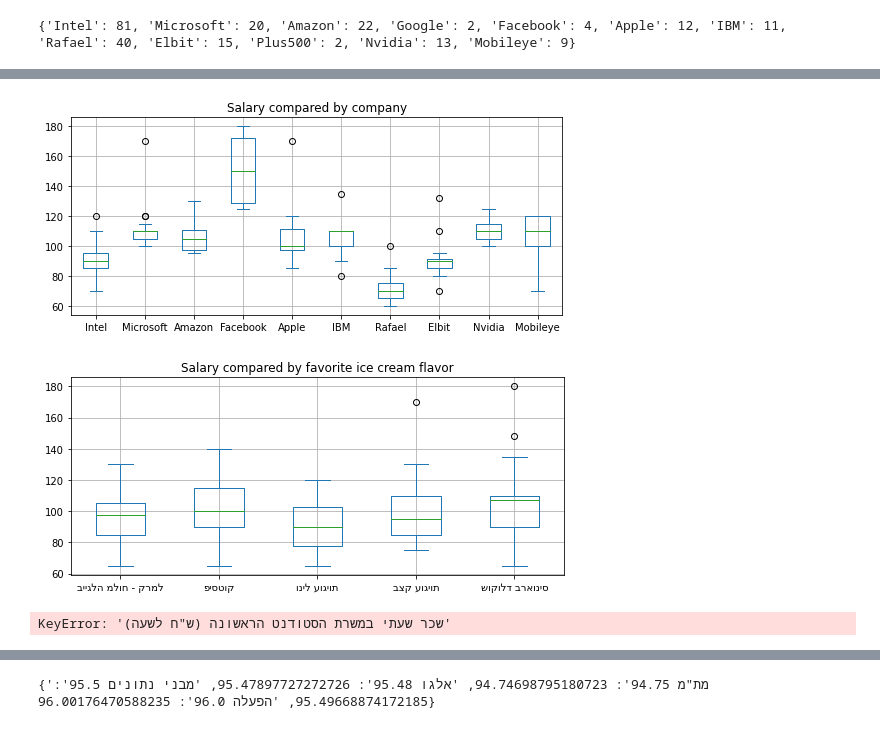
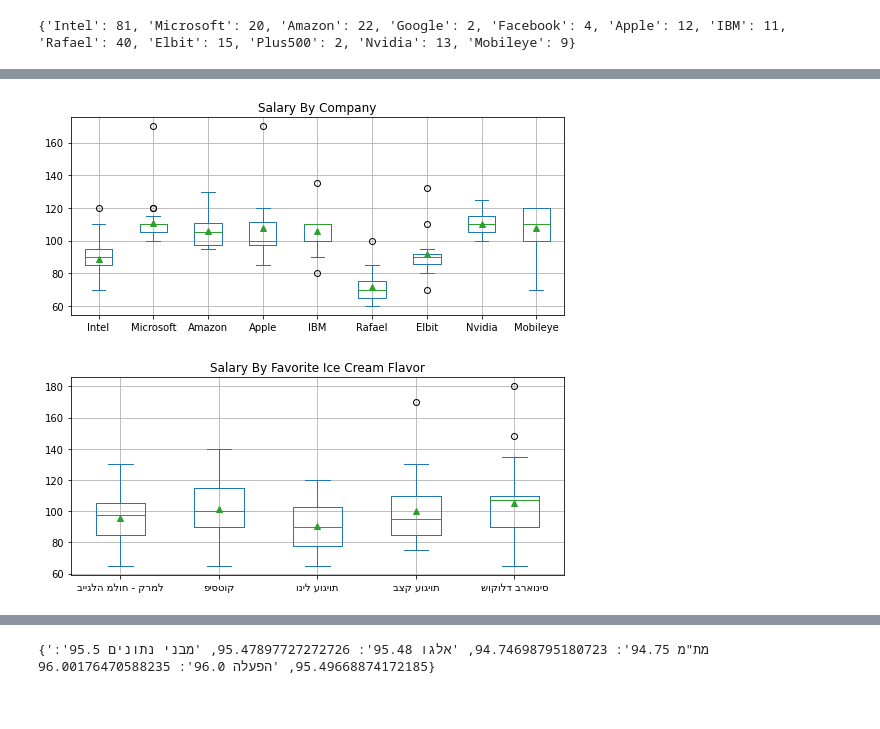
Before and after one commit to itay-nakash/SalarySurvey, a Jupyter notebook: SalarySurvey_form.ipynb, the cells around one changed output, grey strips where cells are left out. Cells and saved outputs as stored; diff of their text form; code cells hidden in the pictures.

```diff
--- a/SalarySurvey_form.ipynb
+++ b/SalarySurvey_form.ipynb
@@ -181,7 +173,7 @@ from cmath import nan
 
 
 companies_dict={}
-companies_names=['Intel','Microsoft','Amazon','Facebook','Apple','IBM','Rafael','Elbit','Nvidia','Mobileye']
+companies_names=['Intel','Microsoft','Amazon','Apple','IBM','Rafael','Elbit','Nvidia','Mobileye']
 
 for company_name in companies_names:
     companies_dict[company_name]=df[df[company]==company_name]
@@ -202,26 +194,25 @@ plt.show()
 # %%
 # box plot by company:
 
 import matplotlib.pyplot as plt
 
 for current_company in companies_dict:
     current_df=companies_dict[current_company]
     companies_dict[current_company]=(current_df[salary]).astype(float)
 
 # Set the figure size
 plt.rcParams["figure.figsize"] = [7.50, 3.50]
 plt.rcParams["figure.autolayout"] = True
 
 # Pandas dataframe
-#combined_dfs = pd.DataFrame({"Intel": companies_dict["Intel"].astype(float), "Mobilay": companies_dict["Mobileye"].astype(float)})
 combined_dfs=pd.DataFrame(companies_dict)
 # Plot the dataframe
-ax = combined_dfs.plot(kind='box',grid=True,title='Salary compared by company')
+ax = combined_dfs.plot(kind='box',grid=True,showmeans=True,title='Salary By Company')
 
 # Display the plot
 plt.show()
 # %% [output]
-[figure, old version]
+[figure, new version]
 # %%
 ice_cream_df_dict={}
 ice_ceam_names=['בייגלה מלוח - קרמל','פיסטוק','וניל עוגיות','בצק עוגיות','שוקולד בראוניס']
@@ -241,19 +232,16 @@ plt.rcParams["figure.figsize"] = [7.50, 3.50]
 plt.rcParams["figure.autolayout"] = True
 
 # Pandas dataframe
-#combined_dfs = pd.DataFrame({"Intel": companies_dict["Intel"].astype(float), "Mobilay": companies_dict["Mobileye"].astype(float)})
 combined_dfs=pd.DataFrame(ice_cream_df_dict)
 # Plot the dataframe
-ax = combined_dfs.plot(kind='box',grid=True,title='Salary compared by favorite ice cream flavor')
+ax = combined_dfs.plot(kind='box',grid=True, showmeans=True,title='Salary By Favorite Ice Cream Flavor')
 
 # Display the plot
 plt.show()
 # %% [output]
-[figure, old version]
+[figure, new version]
 # %%
-sorted_salaries_companies=create_sorted_average_dict(ice_cream_df_dict,salary)
+#sorted_salaries_companies=create_sorted_average_dict(ice_cream_df_dict,salary)
-# %% [output]
-KeyError: 'שכר שעתי במשרת הסטודנט הראשונה (ש"ח לשעה)'
 # %%
 print(sorted_salaries_companies)
 # %% [output]
```
Also changed, not shown: parts of 25 cells of this notebook.
